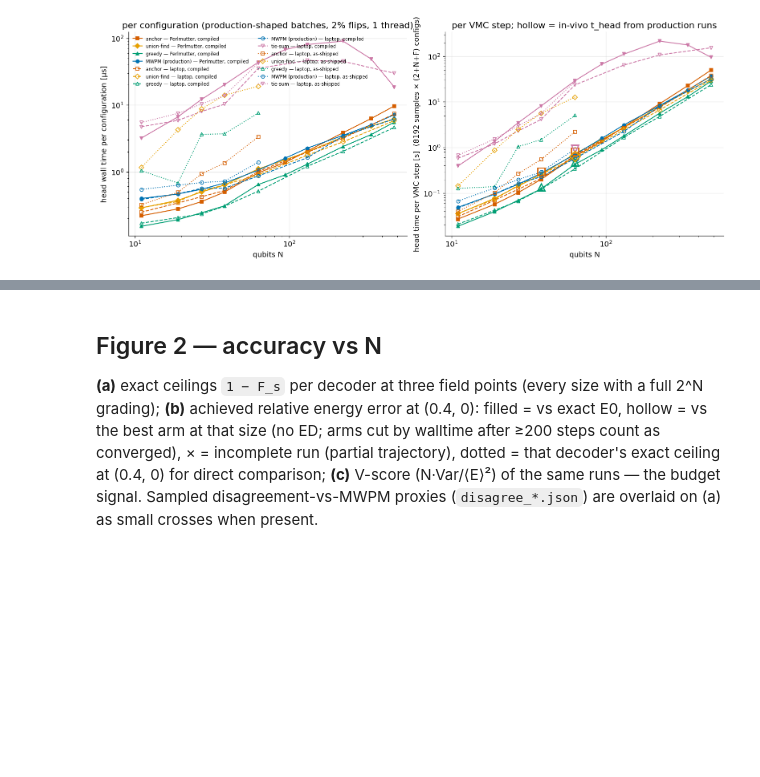
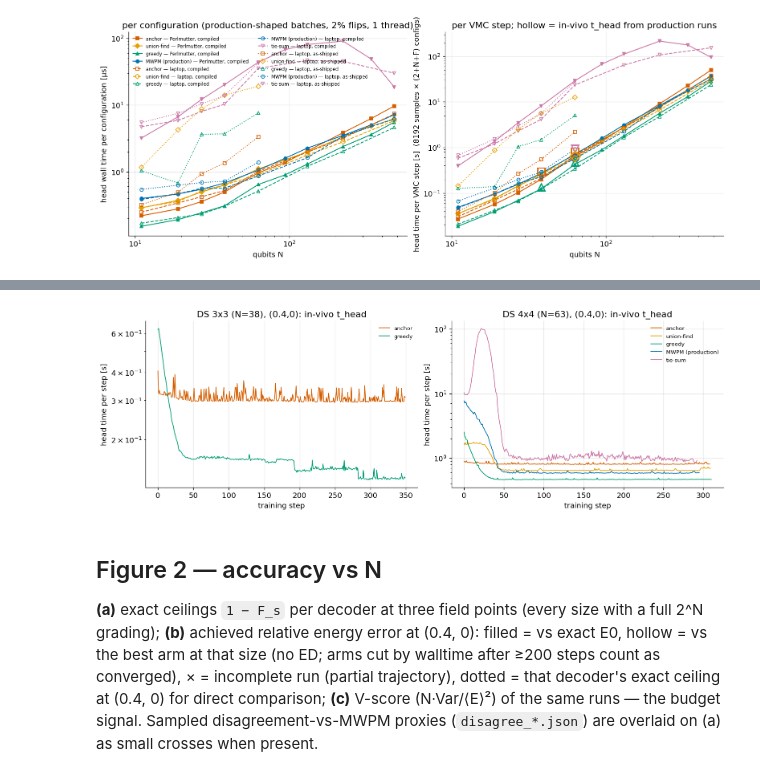
Before and after one commit to SanzharBissenali/2D-TC, a Jupyter notebook: analysis/06_decoder_scaling.ipynb, the cells around one changed output, grey strips where cells are left out. Cells and saved outputs as stored; diff of their text form; code cells hidden in the pictures; blank space fills up the shorter version.

Commit message:
notebook 06: numeric speed tables + speed-up factors, in-vivo t_head-vs-step panel, ceilings table, verdict cell
Co-Authored-By: Claude Fable 5.1 <noreply@anthropic.com>

```diff
--- a/analysis/06_decoder_scaling.ipynb
+++ b/analysis/06_decoder_scaling.ipynb
@@ -210,0 +217,21 @@ perlmutter_tiesum      cpu=AMD EPYC 7763 64-Core Processor          git=b4a7ecd7
+# %%
+def _tab(tag, key):
+    rows = {}
+    for dec in DEC:
+        for N, us, sps, tr in BENCH.get(tag, {}).get(dec, {}).get('neighborhood', {}).get(DENS, []):
+            rows.setdefault(N, {})[dec] = (us, sps, tr)
+    return rows
+for tag in [t for t in ('perlmutter', 'perlmutter_tiesum', 'laptop_optimized', 'laptop_asshipped') if t in BENCH]:
+    rows = _tab(tag, DENS); m = BENCH[tag]['_meta']
+    print(f"\n## {tag}  ({(m.get('cpu') or {}).get('model_name') or (m.get('cpu') or {}).get('processor')}, 1 thread)   us/config -> s per VMC step   [T = budget-truncated]")
+    print(f"{'N':>5s} | " + " | ".join(f"{DEC_LABEL[d][:12]:>19s}" for d in DEC if any(d in r for r in rows.values())))
+    for N in sorted(rows):
+        cells = [f"{rows[N][d][0]:7.2f} -> {rows[N][d][1]:7.2f}{'T' if rows[N][d][2] else ' '}" if d in rows[N] else ' ' * 19
+                 for d in DEC if any(d in r for r in rows.values())]
+        print(f"{N:5d} | " + " | ".join(cells))
+if 'laptop_optimized' in BENCH and 'laptop_asshipped' in BENCH:
+    A, B = _tab('laptop_asshipped', DENS), _tab('laptop_optimized', DENS)
+    print("\n## speed-up = as-shipped / compiled (laptop, same workload)")
+    print(f"{'N':>5s} | " + " | ".join(f"{d:>10s}" for d in DEC))
+    for N in sorted(set(A) & set(B)):
+        print(f"{N:5d} | " + " | ".join(f"{A[N][d][0] / B[N][d][0]:9.1f}x" if d in A[N] and d in B[N] else ' ' * 10 for d in DEC))
@@ -211,3 +262,23 @@ perlmutter_tiesum      cpu=AMD EPYC 7763 64-Core Processor          git=b4a7ecd7
+# %%
+sizes_th = sorted({s for (s, d), r in RUNS.items() if np.isfinite(r['t_head'])}, key=lambda s: geo(s)[0])
+if sizes_th:
+    fig, axes = plt.subplots(1, len(sizes_th), figsize=(6.5 * len(sizes_th), 4.2), constrained_layout=True, squeeze=False)
+    for ax, s in zip(axes[0], sizes_th):
+        for dec in DEC:
+            r = RUNS.get((s, dec))
+            if r is None: continue
+            f = f"results/nqs/G-equiv_1_hc{s}_ds_hx0.4_hz0_cnnqB{'' if dec == 'mwpm' else '_' + dec}.json"
+            th = np.array([_f(x) for x in json.load(open(f)).get('t_head', [])], float)
+            if th.size and np.nanmax(th) > 0:
+                ax.plot(np.arange(len(th)), th, color=DEC_COLOR[dec], lw=1.1, label=DEC_LABEL[dec])
+        ax.set_yscale('log'); ax.set(xlabel='training step', ylabel='head time per step [s]',
+                                     title=f'DS {s} (N={geo(s)[0]}), (0.4,0): in-vivo t_head')
+        ax.legend(fontsize=8, frameon=False)
+    fig.savefig(FIGDIR / 'fig1b_t_head_vs_step.png', dpi=200, bbox_inches='tight')
+else:
+    print('no run logs t_head yet')
+# %% [output]
+[figure, added]
 # %% [markdown]
 ## Figure 2 — accuracy vs N
 
```
Also changed, not shown: parts of 6 cells of this notebook.
